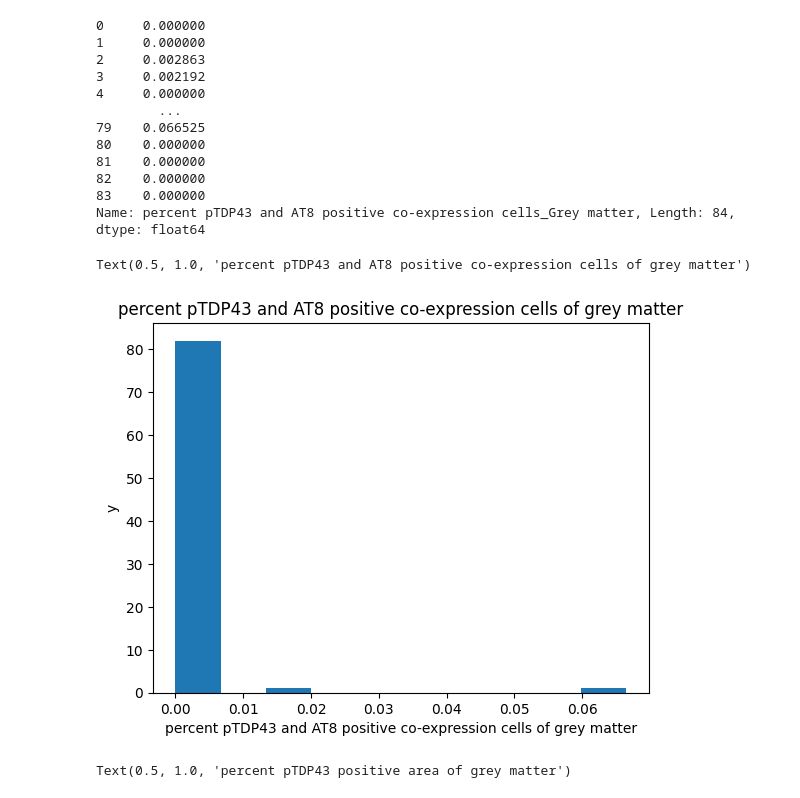
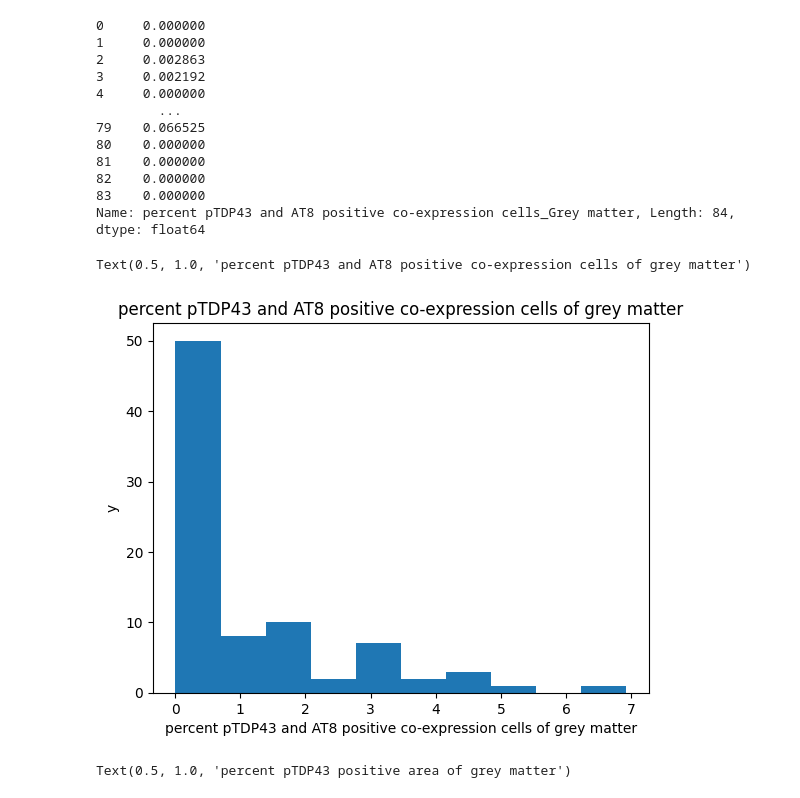
Before and after one commit to caseymacelhiney/neuro265, a Jupyter notebook: final_project.ipynb, the cells around one changed output. Cells and saved outputs as stored; diff of their text form; code cells hidden in the pictures.

```diff
--- a/final_project.ipynb
+++ b/final_project.ipynb
@@ -47,13 +48,13 @@ print(alzheimers_pathology.iloc[:,32])
 83    0.000000
 Name: percent pTDP43 and AT8 positive co-expression cells_Grey matter, Length: 84, dtype: float64
 # %%
-plt.hist(alzheimers_pathology.iloc[:,32]) #percent pTDP43 and AT8 positive co-expression cells_Grey matter
+plt.hist(alzheimers_pathology.iloc[:,20]) #percent pTDP43 and AT8 positive co-expression cells_Grey matter
 plt.xlabel('percent pTDP43 and AT8 positive co-expression cells of grey matter')
 plt.ylabel('y')
 plt.title('percent pTDP43 and AT8 positive co-expression cells of grey matter')
 # %% [output]
 Text(0.5, 1.0, 'percent pTDP43 and AT8 positive co-expression cells of grey matter')
-[figure, old version]
+[figure, new version]
 # %%
 plt.hist(alzheimers_pathology.iloc[:,26]) #percent pTDP43 positive area_Grey matter
 plt.xlabel('percent pTDP43 positive area of grey matter')
```
Also changed, not shown: parts of 4 cells of this notebook.
